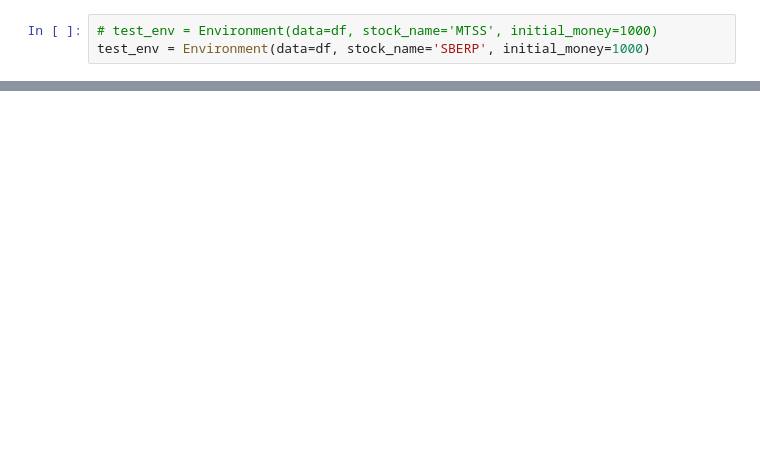
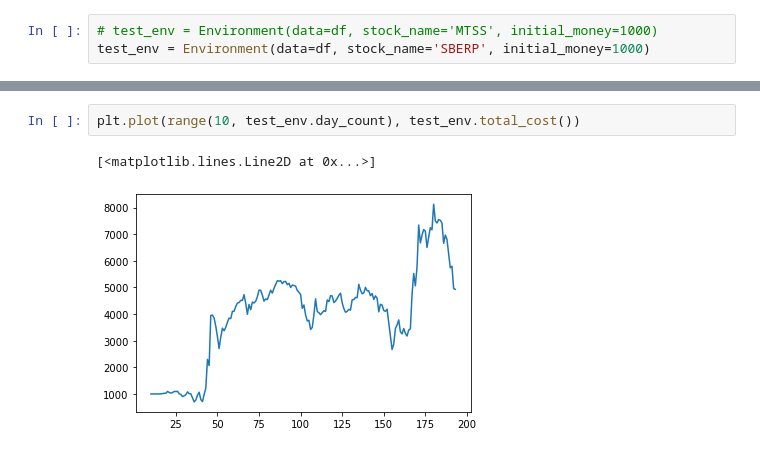
Before and after one commit to andpuc23/Planning_final_stock, a Jupyter notebook: pipeline.ipynb, the cells around one changed output, grey strips where cells are left out. Drawn from its saved outputs; the diff is of its cells as text; blank space fills up the shorter version.

```diff
--- a/pipeline.ipynb
+++ b/pipeline.ipynb
@@ -183,0 +105,5 @@ plt.plot(range(10, test_env.day_count), test_env.stocks)
+# %%
+plt.plot(range(10, test_env.day_count), test_env.total_cost())
+# %% [output]
+[<matplotlib.lines.Line2D at 0x...>]
+[figure, added]
```
Also changed, not shown: parts of 25 cells of this notebook, 4 other files.
